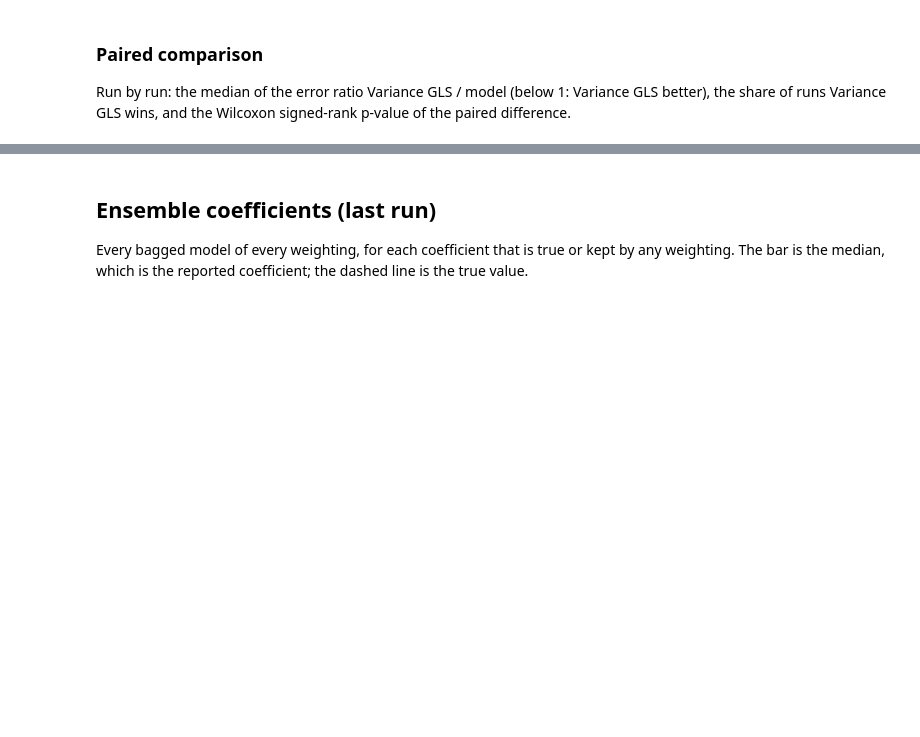
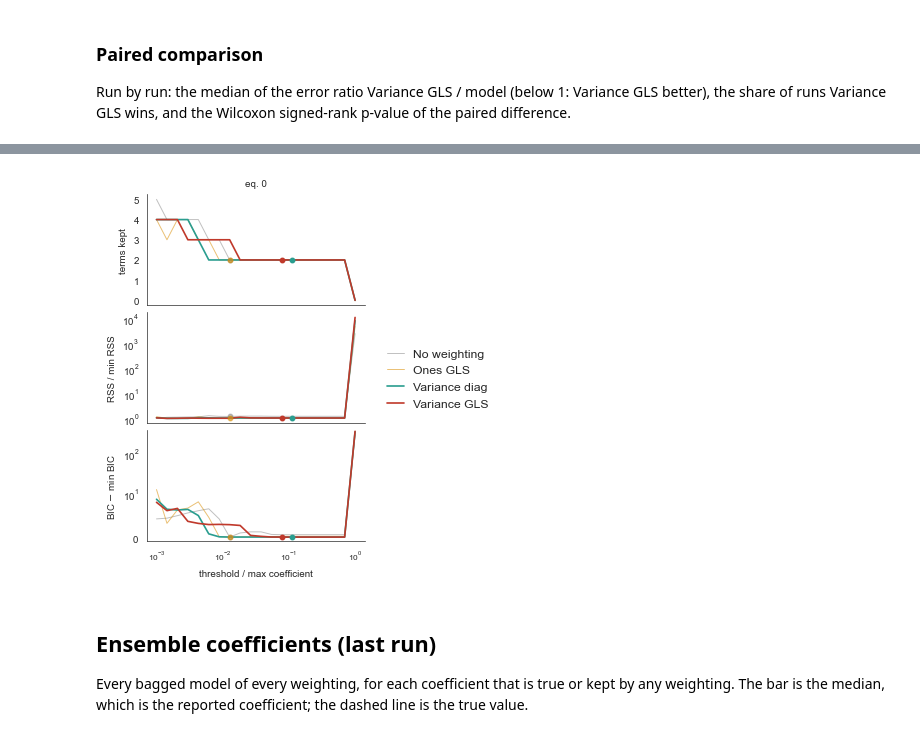
Before and after one commit to filippozacchei/MFSindy, a Jupyter notebook: examples/burgers/part2.ipynb, the cells around one changed output, grey strips where cells are left out. Saved outputs shown, nothing was run; the diff lists cells and outputs as text; code cells hidden in the pictures; blank space fills up the shorter version.

```diff
--- a/examples/burgers/part2.ipynb
+++ b/examples/burgers/part2.ipynb
@@ -211,3 +253,10 @@ plot_selection(record, rungs=METHODS, colors=PART2_COLORS, equation_names=STATE_
+# %%
+from mfsindy.plots import plot_threshold_path
+
+plot_threshold_path(record, rungs=METHODS, colors=PART2_COLORS, equation_names=STATE_NAMES,
+                    save_path="results/threshold_2")
+# %% [output]
+[figure, added]
 # %% [markdown]
 ## Ensemble coefficients (last run)
 
```
Also changed, not shown: parts of 14 cells of this notebook, 55 other files.
